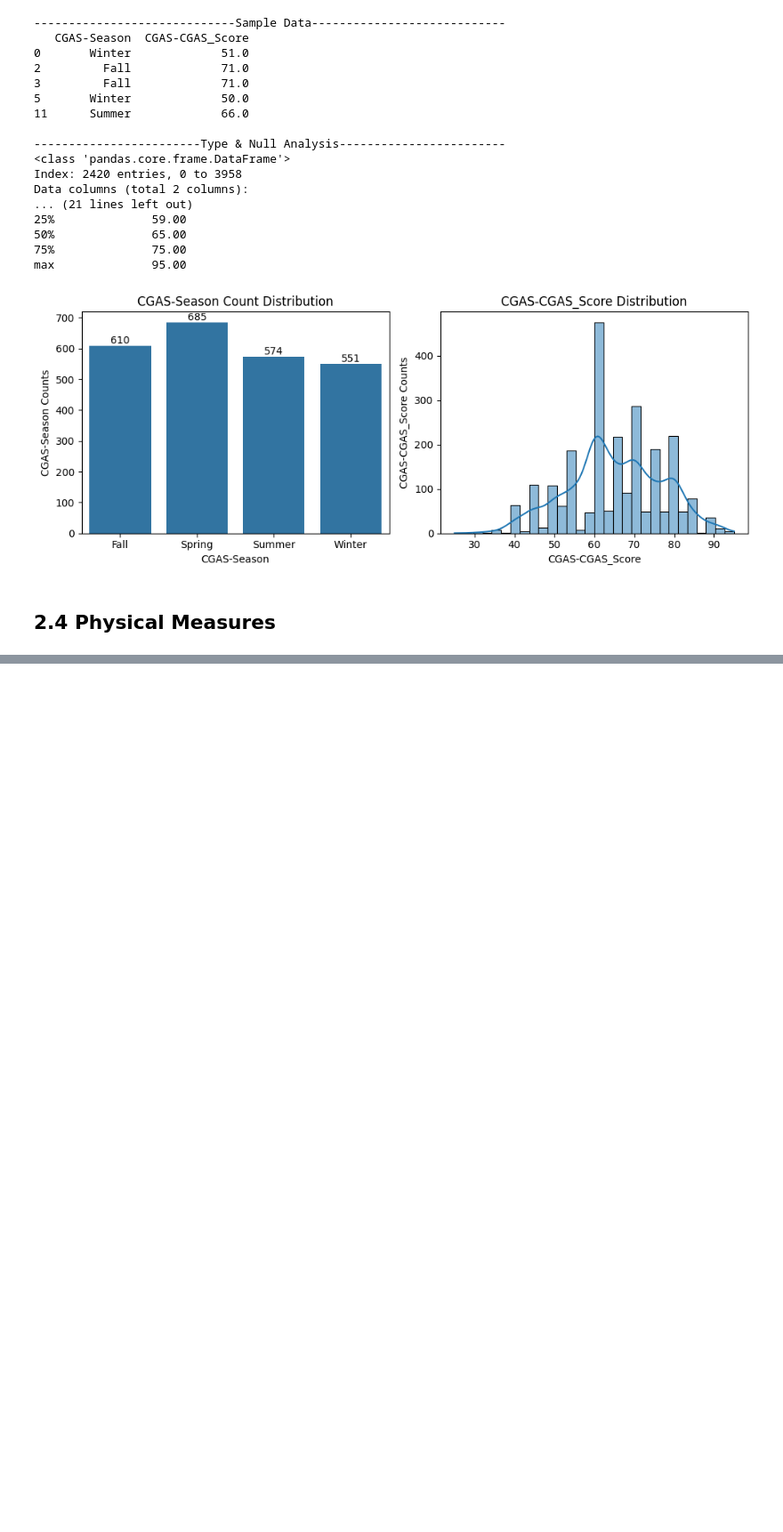
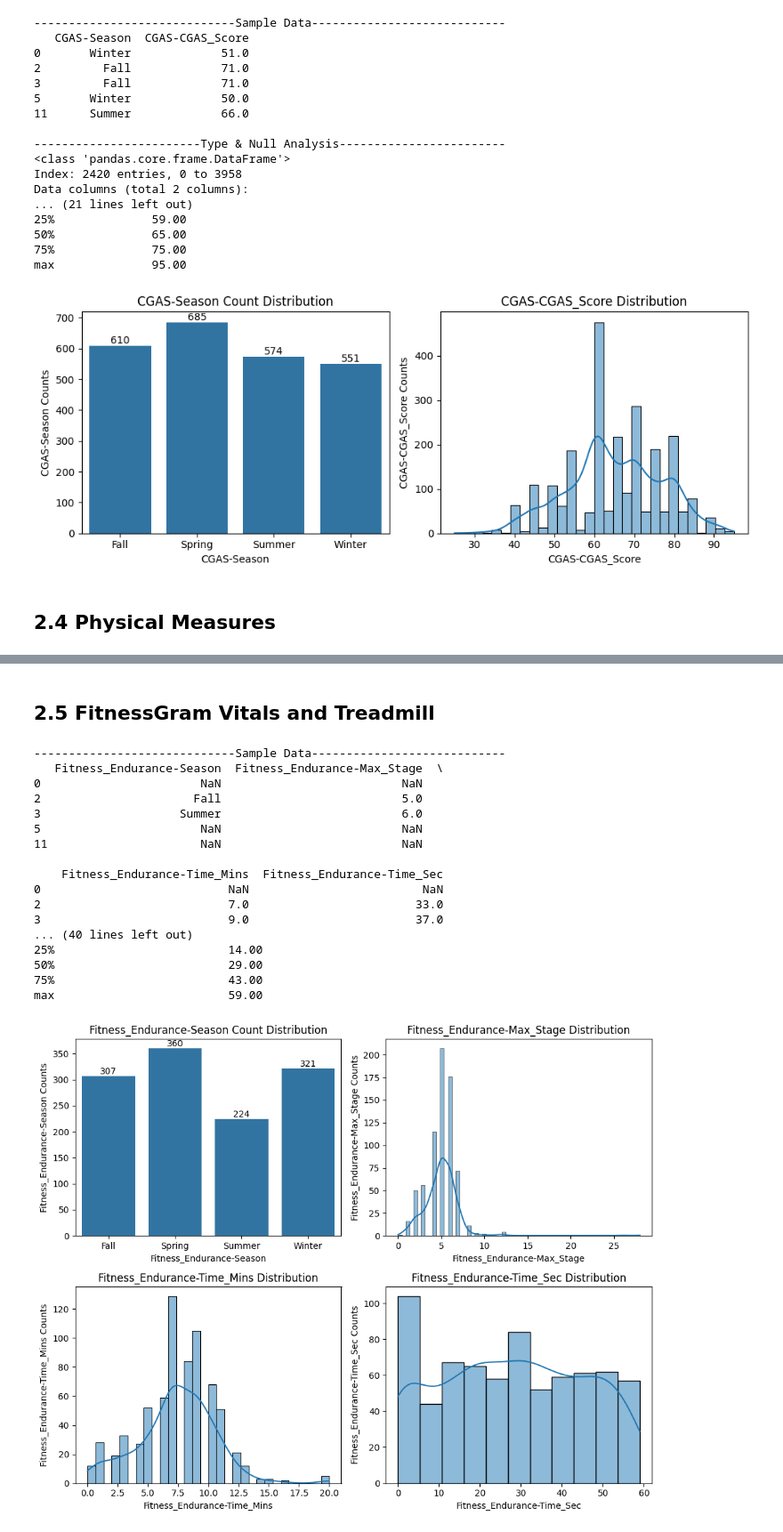
Before and after one commit to suphakrit-lert/Kaggle-Competition-Child-Problematic-Internet-Use, a Jupyter notebook: main.ipynb, the cells around one changed output, grey strips where cells are left out. Shown at 89% size. Cells and saved outputs as stored; diff of their text form; code cells hidden in the pictures; blank space fills up the shorter version.

```diff
--- a/main.ipynb
+++ b/main.ipynb
@@ -311,0 +296,29 @@ max                138.00                203.00
+# %% [markdown]
+## 2.5 FitnessGram Vitals and Treadmill
+# %%
+# Get the fitness data
+fitness_vital_train_df = train_df.loc[:, train_df.columns.map(lambda x: x.split(sep='-')[0]) == 'Fitness_Endurance']
+
+print('-----------------------------Sample Data----------------------------')
+print(fitness_vital_train_df.head())
+summarize_data(fitness_vital_train_df)
+generate_eda_plot(fitness_vital_train_df)
+# %% [output]
+-----------------------------Sample Data----------------------------
+   Fitness_Endurance-Season  Fitness_Endurance-Max_Stage  \
+0                       NaN                          NaN
+2                      Fall                          5.0
+3                    Summer                          6.0
+5                       NaN                          NaN
+11                      NaN                          NaN
+
+    Fitness_Endurance-Time_Mins  Fitness_Endurance-Time_Sec
+0                           NaN                         NaN
+2                           7.0                        33.0
+3                           9.0                        37.0
+... (40 lines left out)
+25%                         14.00
+50%                         29.00
+75%                         43.00
+max                         59.00
+[figure, added]
```
Also changed, not shown: parts of 22 cells of this notebook, 1 other file.
